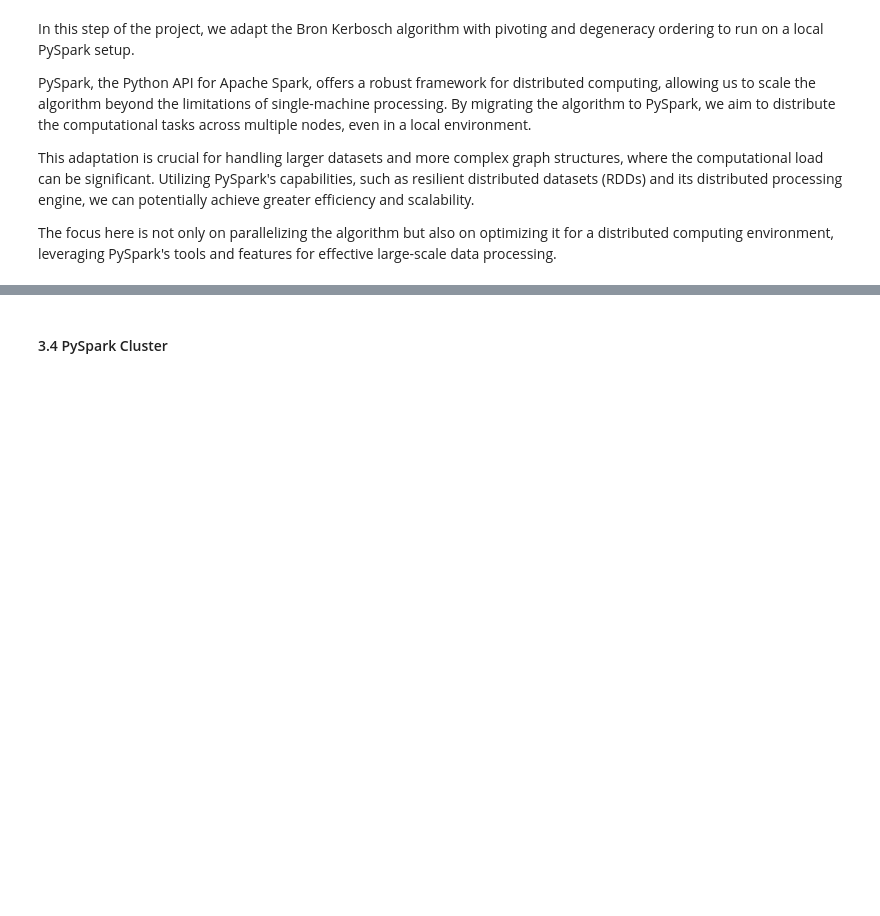
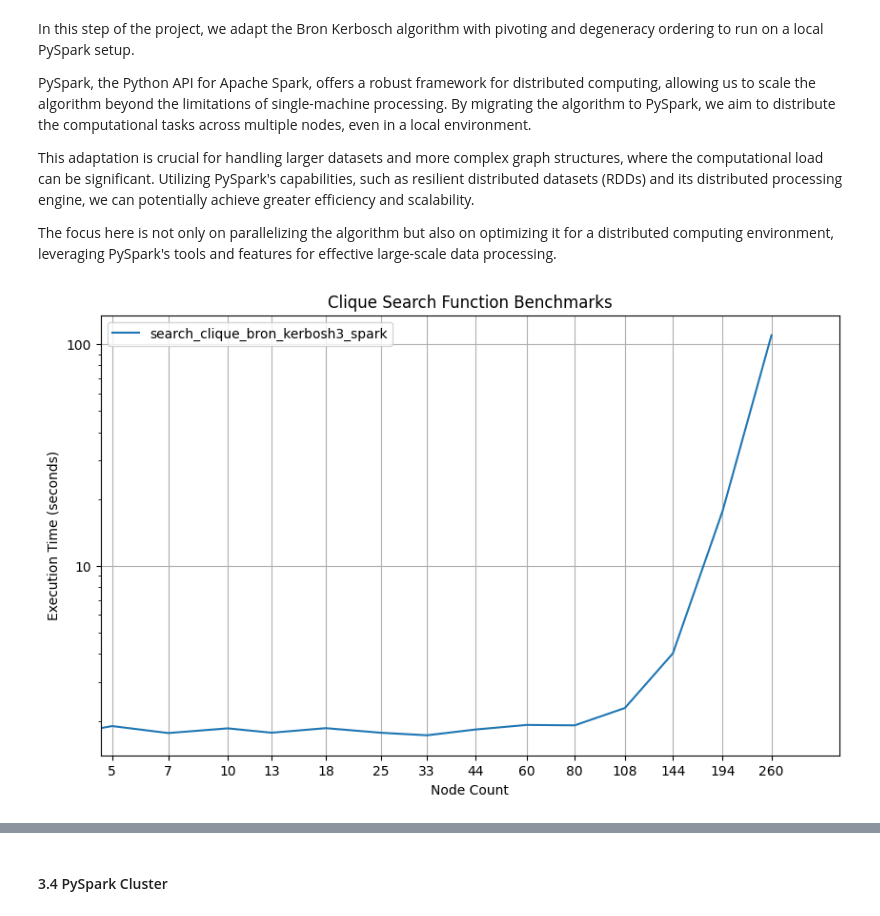
Before and after one commit to OrdinaryDev83/vlg-project, a Jupyter notebook: tom_base.ipynb, the cells around one changed output, grey strips where cells are left out. Cells and saved outputs as stored; diff of their text form; code cells hidden in the pictures; blank space fills up the shorter version.

```diff
--- a/tom_base.ipynb
+++ b/tom_base.ipynb
@@ -71,7 +74,6 @@ def is_clique(G, S):
     return True
 
 def recherche_clique_naive(G):
-    n = G.number_of_nodes()
     taille_max_clique = 0
     clique_max = set()
 
@@ -509,3 +499,43 @@ PySpark, the Python API for Apache Spark, offers a robust framework for distribu
 This adaptation is crucial for handling larger datasets and more complex graph structures, where the computational load can be significant. Utilizing PySpark's capabilities, such as resilient distributed datasets (RDDs) and its distributed processing engine, we can potentially achieve greater efficiency and scalability.
 
 The focus here is not only on parallelizing the algorithm but also on optimizing it for a distributed computing environment, leveraging PySpark's tools and features for effective large-scale data processing.
+# %%
+def bron_kerbosch_pivot(R, P, X, G):
+    if not P and not X:
+        return [R]
+    else:
+        cliques = []
+        pivot = max(P.union(X), key=G.degree)
+        for v in P.copy().difference(set(G.neighbors(pivot))):
+            N = set(G.neighbors(v))
+            cliques += bron_kerbosch_pivot(
+                R.union({v}),
+                P.intersection(N),
+                X.intersection(N),
+                G
+            )
+
+            P.remove(v)
+            X.add(v)
+
+        return cliques
+
+def bron_kerbosch_map(G):
+    map = [set(G.neighbors(v)).union({v}) for v in G.nodes()]
+    return [set(s) for s in map]
+
+def bron_kerbosch_reduce(x, y):
+    return max(x, y, key=len)
+
+def search_clique_bron_kerbosh3_spark(G):
+    try:
+        sc = ps.SparkContext('local[*]')
+
+        rdd = sc.parallelize(bron_kerbosch_map(G))\
+                .flatMap(lambda x: bron_kerbosch_pivot(set(), x, set(), G))\
+                .reduce(bron_kerbosch_reduce)
+        sc.stop()
+        return rdd
+    except Exception as e:
+        print(e)
+        sc.stop()
@@ -511,0 +547,2 @@ The focus here is not only on parallelizing the algorithm but also on optimizing
+# %%
+execution_times_spark = benchmark_clique_search_functions([search_clique_bron_kerbosh3_spark], node_counts)
@@ -511,0 +554,4 @@ The focus here is not only on parallelizing the algorithm but also on optimizing
+# %%
+benchmark_plotting(node_counts, execution_times_spark)
+# %% [output]
+[figure, added]
```
Also changed, not shown: parts of 38 cells of this notebook, 2 other files.
